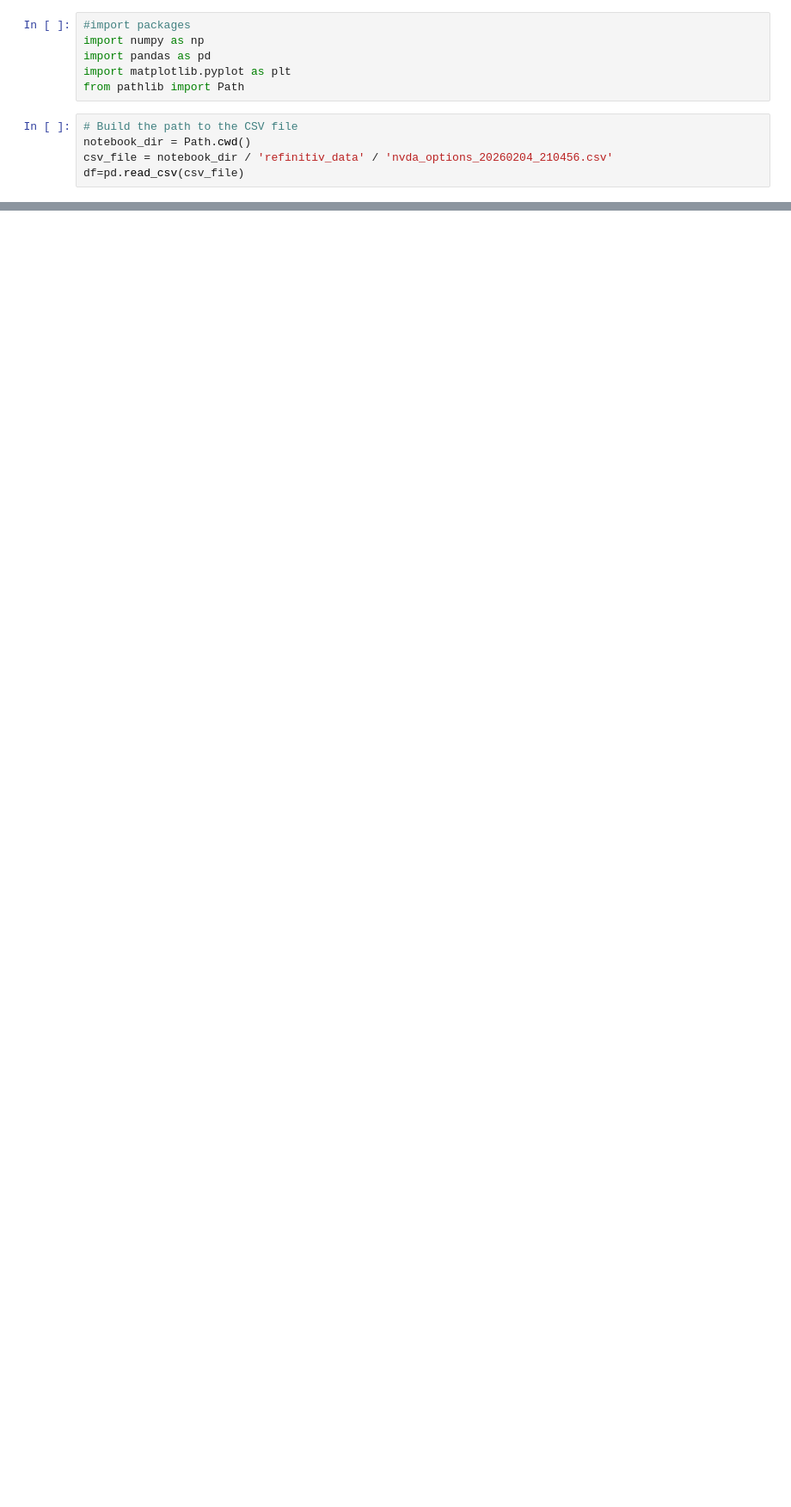
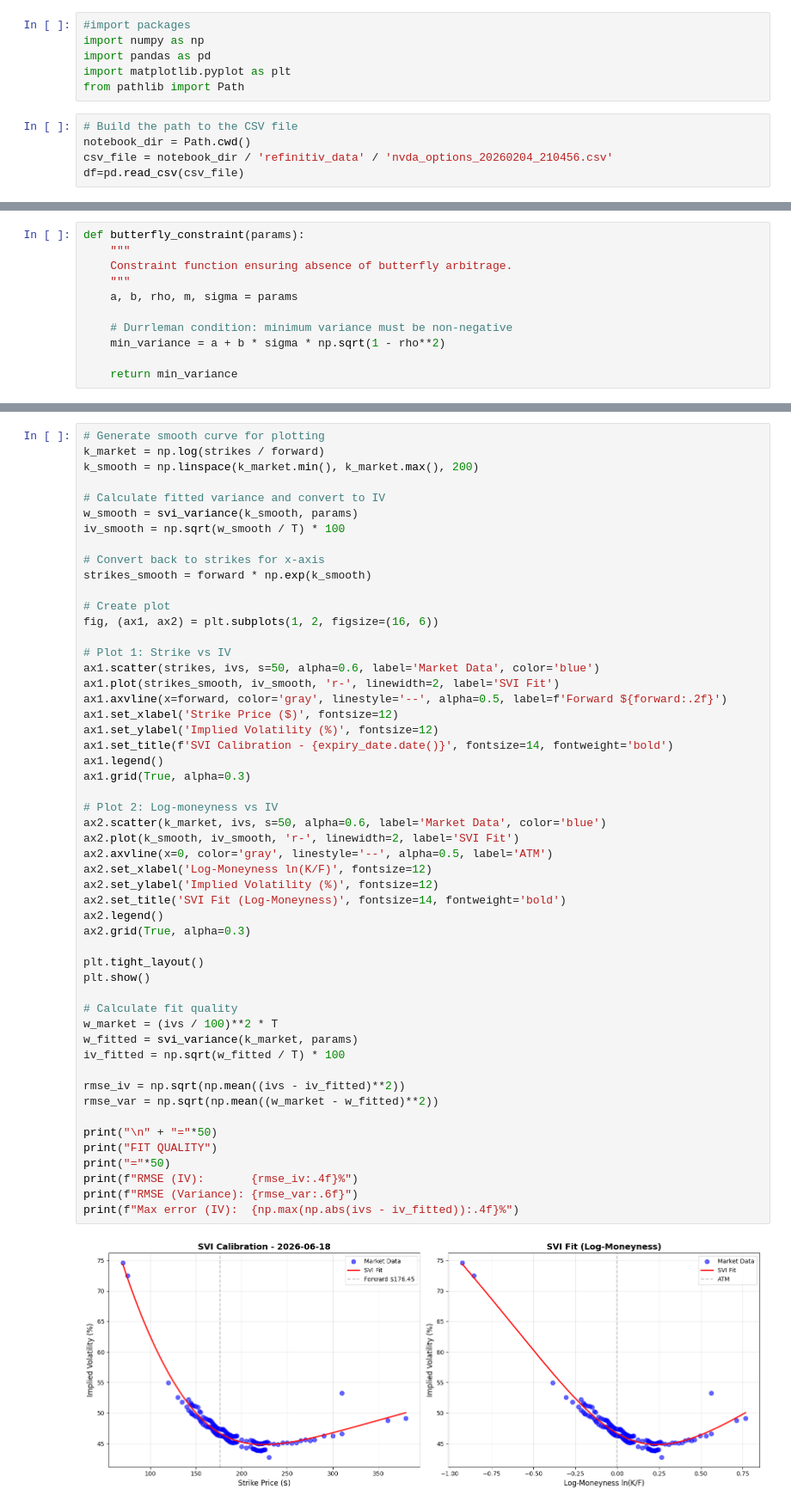
Before and after one commit to Mathis-14/Option_Pricing, a Jupyter notebook: NVIDIA_vol_s/nvda_SVI.ipynb, the cells around one changed output, grey strips where cells are left out. Shown at 86% size. Cells and saved outputs as stored; diff of their text form; blank space fills up the shorter version.

```diff
--- a/NVIDIA_vol_s/nvda_SVI.ipynb
+++ b/NVIDIA_vol_s/nvda_SVI.ipynb
@@ -89,0 +237,11 @@ Forward price range: $174.22 to $191.16
+# %%
+def butterfly_constraint(params):
+    """
+    Constraint function ensuring absence of butterfly arbitrage.
+    """
+    a, b, rho, m, sigma = params
+
+    # Durrleman condition: minimum variance must be non-negative
+    min_variance = a + b * sigma * np.sqrt(1 - rho**2)
+
+    return min_variance
@@ -89,0 +416,54 @@ Forward price range: $174.22 to $191.16
+# %%
+# Generate smooth curve for plotting
+k_market = np.log(strikes / forward)
+k_smooth = np.linspace(k_market.min(), k_market.max(), 200)
+
+# Calculate fitted variance and convert to IV
+w_smooth = svi_variance(k_smooth, params)
+iv_smooth = np.sqrt(w_smooth / T) * 100
+
+# Convert back to strikes for x-axis
+strikes_smooth = forward * np.exp(k_smooth)
+
+# Create plot
+fig, (ax1, ax2) = plt.subplots(1, 2, figsize=(16, 6))
+
+# Plot 1: Strike vs IV
+ax1.scatter(strikes, ivs, s=50, alpha=0.6, label='Market Data', color='blue')
+ax1.plot(strikes_smooth, iv_smooth, 'r-', linewidth=2, label='SVI Fit')
+ax1.axvline(x=forward, color='gray', linestyle='--', alpha=0.5, label=f'Forward ${forward:.2f}')
+ax1.set_xlabel('Strike Price ($)', fontsize=12)
+ax1.set_ylabel('Implied Volatility (%)', fontsize=12)
+ax1.set_title(f'SVI Calibration - {expiry_date.date()}', fontsize=14, fontweight='bold')
+ax1.legend()
+ax1.grid(True, alpha=0.3)
+
+# Plot 2: Log-moneyness vs IV
+ax2.scatter(k_market, ivs, s=50, alpha=0.6, label='Market Data', color='blue')
+ax2.plot(k_smooth, iv_smooth, 'r-', linewidth=2, label='SVI Fit')
+ax2.axvline(x=0, color='gray', linestyle='--', alpha=0.5, label='ATM')
+ax2.set_xlabel('Log-Moneyness ln(K/F)', fontsize=12)
+ax2.set_ylabel('Implied Volatility (%)', fontsize=12)
+ax2.set_title('SVI Fit (Log-Moneyness)', fontsize=14, fontweight='bold')
+ax2.legend()
+ax2.grid(True, alpha=0.3)
+
+plt.tight_layout()
+plt.show()
+
+# Calculate fit quality
+w_market = (ivs / 100)**2 * T
+w_fitted = svi_variance(k_market, params)
+iv_fitted = np.sqrt(w_fitted / T) * 100
+
+rmse_iv = np.sqrt(np.mean((ivs - iv_fitted)**2))
+rmse_var = np.sqrt(np.mean((w_market - w_fitted)**2))
+
+print("\n" + "="*50)
+print("FIT QUALITY")
+print("="*50)
+print(f"RMSE (IV):       {rmse_iv:.4f}%")
+print(f"RMSE (Variance): {rmse_var:.6f}")
+print(f"Max error (IV):  {np.max(np.abs(ivs - iv_fitted)):.4f}%")
+# %% [output]
+[figure, added]
```
Also changed, not shown: parts of 16 cells of this notebook.
